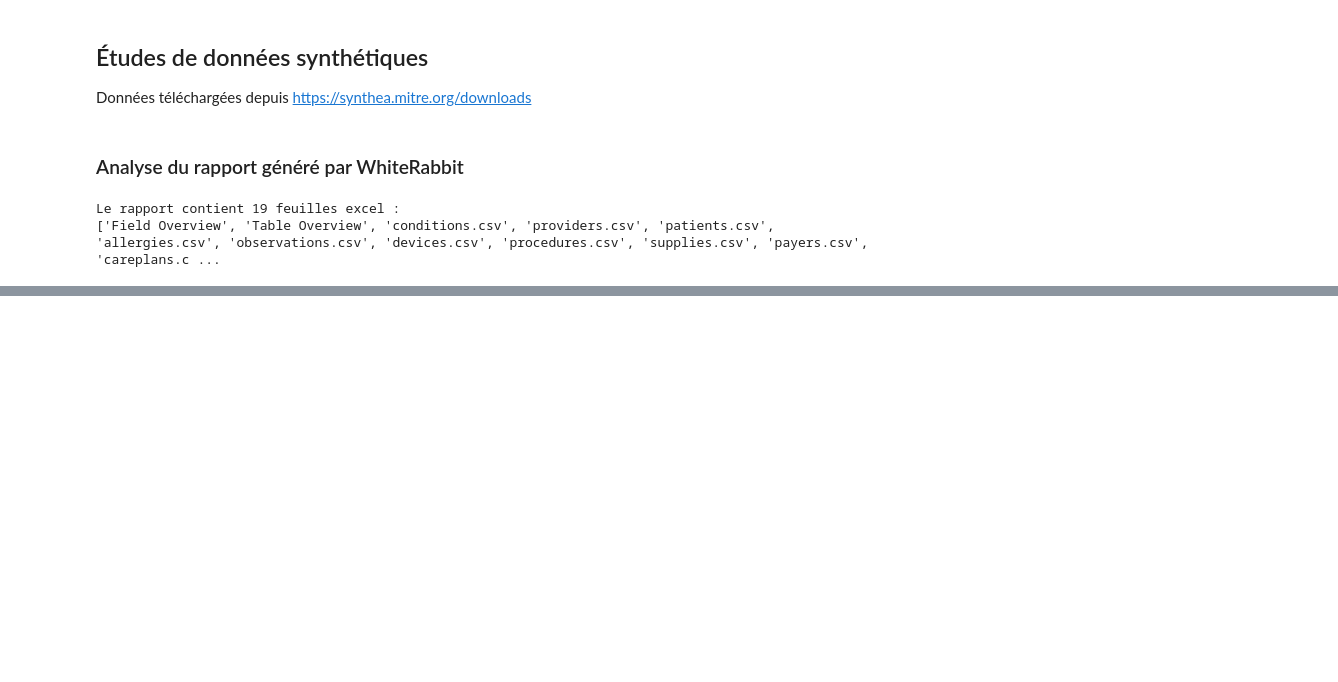
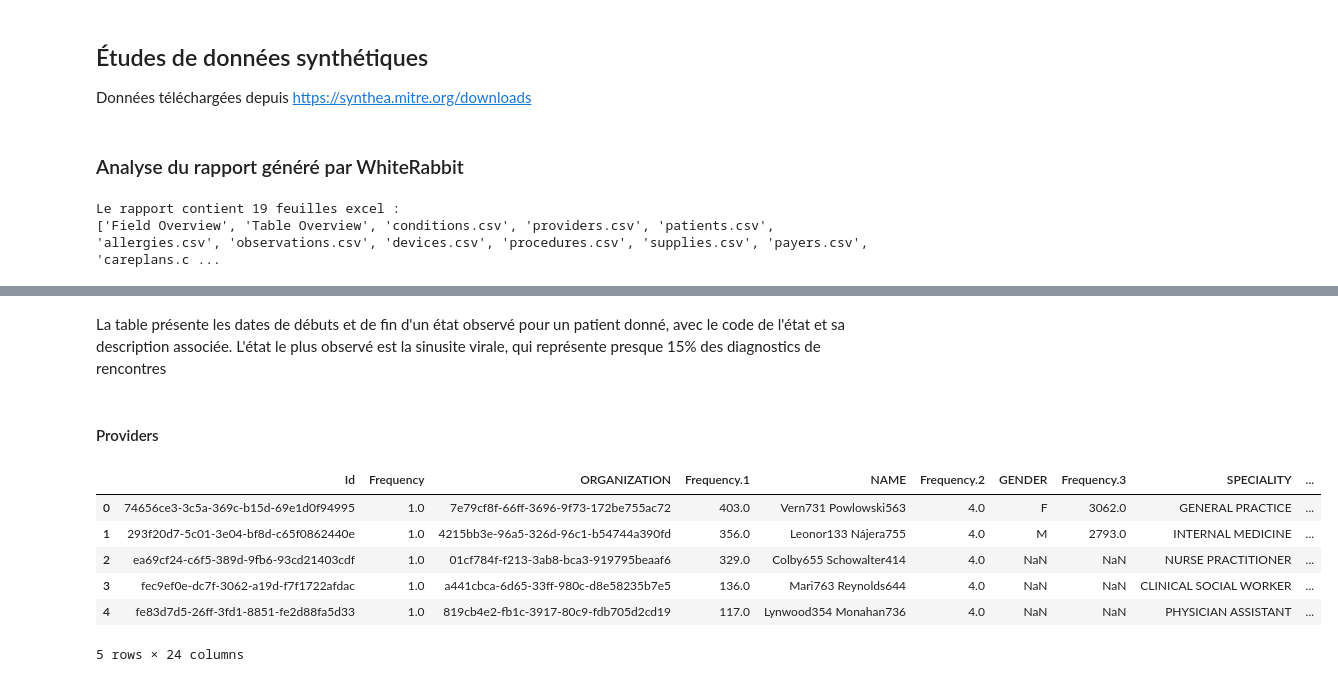
Before and after one commit to Ckdpa/aphp-interop, a Jupyter notebook: Part 1 - Data analysis and ETL.ipynb, the cells around one changed output, grey strips where cells are left out. Cells and saved outputs as stored; diff of their text form; code cells hidden in the pictures; blank space fills up the shorter version.

```diff
--- a/Part 1 - Data analysis and ETL.ipynb
+++ b/Part 1 - Data analysis and ETL.ipynb
@@ -39,0 +93,15 @@ La table résume les champs présentés dans les autres feuilles, on retrouve bi
+# %% [markdown]
+La table présente les dates de débuts et de fin d'un état observé pour un patient donné, avec le code de l'état et sa description associée.
+L'état le plus observé est la sinusite virale, qui représente presque 15% des diagnostics de rencontres
+# %% [markdown]
+#### Providers
+# %%
+scan_report.parse("providers.csv").head(5)
+# %% [output]
+|  | Id | Frequency | ORGANIZATION | Frequency.1 | NAME | Frequency.2 | GENDER | Frequency.3 | SPECIALITY | ... |
+| 0 | 74656ce3-3c5a-369c-b15d-69e1d0f94995 | 1.0 | 7e79cf8f-66ff-3696-9f73-172be755ac72 | 403.0 | Vern731 Powlowski563 | 4.0 | F | 3062.0 | GENERAL PRACTICE | ... |
+| 1 | 293f20d7-5c01-3e04-bf8d-c65f0862440e | 1.0 | 4215bb3e-96a5-326d-96c1-b54744a390fd | 356.0 | Leonor133 Nájera755 | 4.0 | M | 2793.0 | INTERNAL MEDICINE | ... |
+| 2 | ea69cf24-c6f5-389d-9fb6-93cd21403cdf | 1.0 | 01cf784f-f213-3ab8-bca3-919795beaaf6 | 329.0 | Colby655 Schowalter414 | 4.0 | NaN | NaN | NURSE PRACTITIONER | ... |
+| 3 | fec9ef0e-dc7f-3062-a19d-f7f1722afdac | 1.0 | a441cbca-6d65-33ff-980c-d8e58235b7e5 | 136.0 | Mari763 Reynolds644 | 4.0 | NaN | NaN | CLINICAL SOCIAL WORKER | ... |
+| 4 | fe83d7d5-26ff-3fd1-8851-fe2d88fa5d33 | 1.0 | 819cb4e2-fb1c-3917-80c9-fdb705d2cd19 | 117.0 | Lynwood354 Monahan736 | 4.0 | NaN | NaN | PHYSICIAN ASSISTANT | ... |
+5 rows × 24 columns
```
Also changed, not shown: parts of 57 cells of this notebook.
